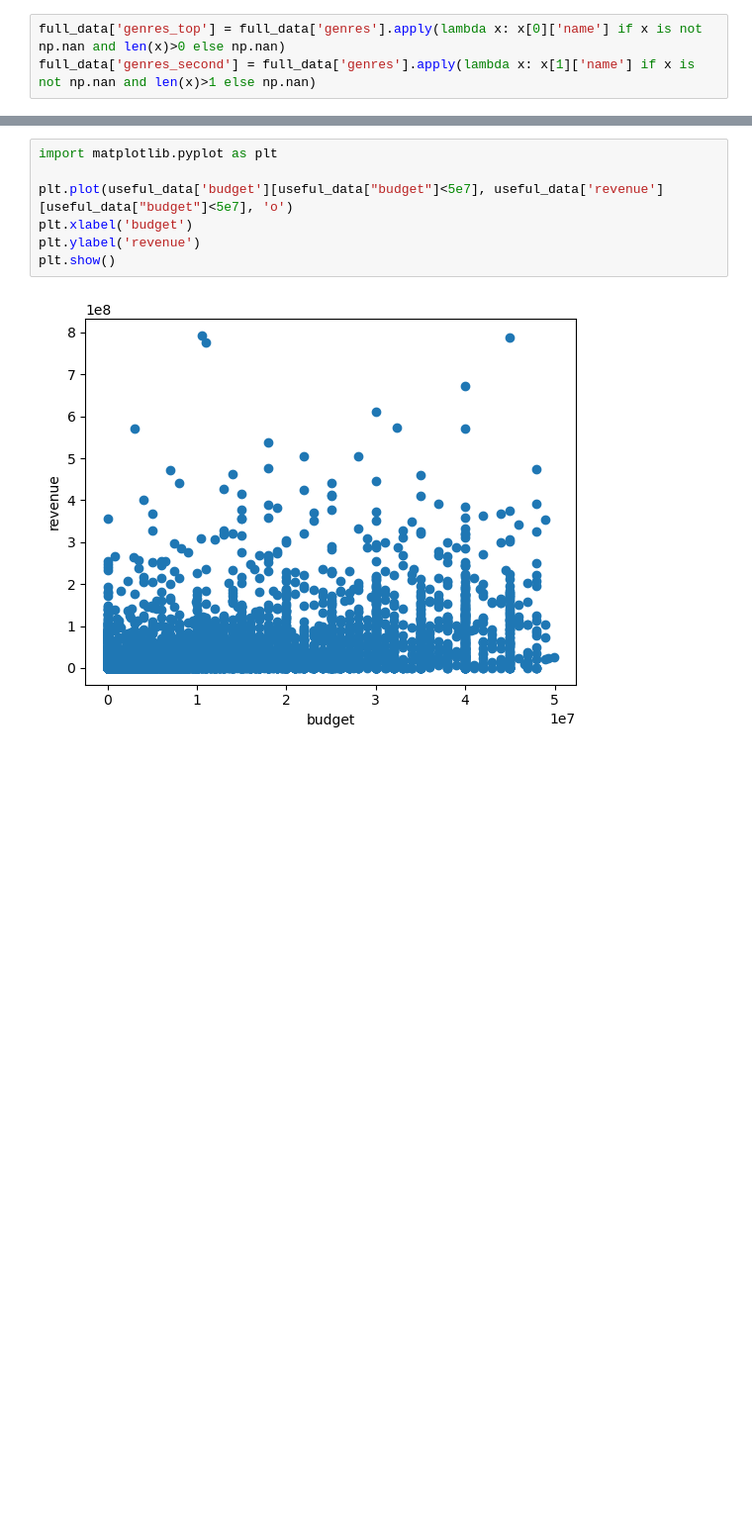
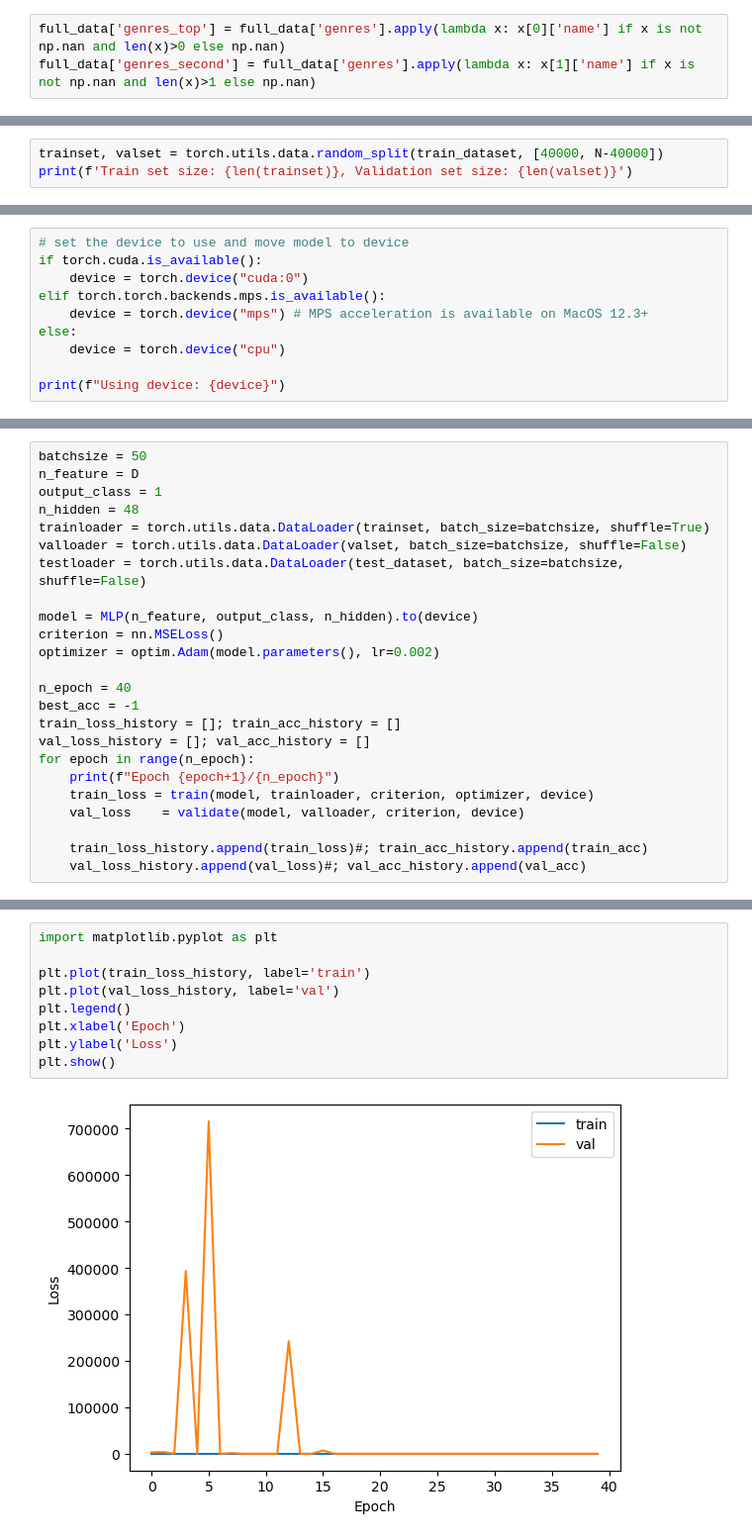
Before and after one commit to tianhew0121/Movie_Rating_Prediction_with_Movielens_dataset, a Jupyter notebook: data_inspection.ipynb, the cells around one changed output, grey strips where cells are left out. Shown: that part at 99% size. Saved outputs shown, nothing was run; the diff lists cells and outputs as text; blank space fills up the shorter version.

```diff
--- a/data_inspection.ipynb
+++ b/data_inspection.ipynb
@@ -191,0 +248,3 @@ See the caveats in the documentation: https://pandas.pydata.org/pandas-docs/stab
+# %%
+trainset, valset = torch.utils.data.random_split(train_dataset, [40000, N-40000])
+print(f'Train set size: {len(trainset)}, Validation set size: {len(valset)}')
@@ -191,0 +287,10 @@ See the caveats in the documentation: https://pandas.pydata.org/pandas-docs/stab
+# %%
+# set the device to use and move model to device
+if torch.cuda.is_available():
+    device = torch.device("cuda:0")
+elif torch.torch.backends.mps.is_available():
+    device = torch.device("mps") # MPS acceleration is available on MacOS 12.3+
+else:
+    device = torch.device("cpu")
+
+print(f"Using device: {device}")
@@ -191,0 +322,24 @@ See the caveats in the documentation: https://pandas.pydata.org/pandas-docs/stab
+# %%
+batchsize = 50
+n_feature = D
+output_class = 1
+n_hidden = 48
+trainloader = torch.utils.data.DataLoader(trainset, batch_size=batchsize, shuffle=True)
+valloader = torch.utils.data.DataLoader(valset, batch_size=batchsize, shuffle=False)
+testloader = torch.utils.data.DataLoader(test_dataset, batch_size=batchsize, shuffle=False)
+
+model = MLP(n_feature, output_class, n_hidden).to(device)
+criterion = nn.MSELoss()
+optimizer = optim.Adam(model.parameters(), lr=0.002)
+
+n_epoch = 40
+best_acc = -1
+train_loss_history = []; train_acc_history = []
+val_loss_history = []; val_acc_history = []
+for epoch in range(n_epoch):
+    print(f"Epoch {epoch+1}/{n_epoch}")
+    train_loss = train(model, trainloader, criterion, optimizer, device)
+    val_loss    = validate(model, valloader, criterion, device)
+
+    train_loss_history.append(train_loss)#; train_acc_history.append(train_acc)
+    val_loss_history.append(val_loss)#; val_acc_history.append(val_acc)
@@ -192,9 +360,11 @@ See the caveats in the documentation: https://pandas.pydata.org/pandas-docs/stab
 # %%
 import matplotlib.pyplot as plt
 
-plt.plot(useful_data['budget'][useful_data["budget"]<5e7], useful_data['revenue'][useful_data["budget"]<5e7], 'o')
-plt.xlabel('budget')
-plt.ylabel('revenue')
+plt.plot(train_loss_history, label='train')
+plt.plot(val_loss_history, label='val')
+plt.legend()
+plt.xlabel('Epoch')
+plt.ylabel('Loss')
 plt.show()
 # %% [output]
-[figure, old version]
+[figure, new version]
```
Also changed, not shown: parts of 31 cells of this notebook.
